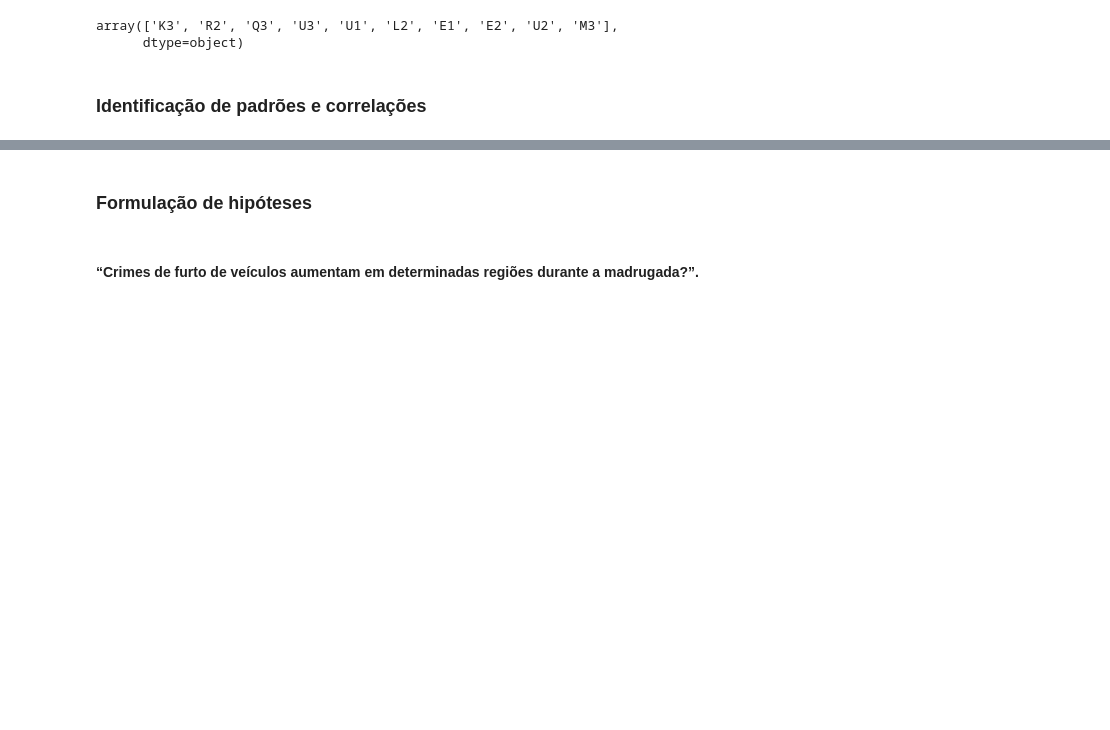
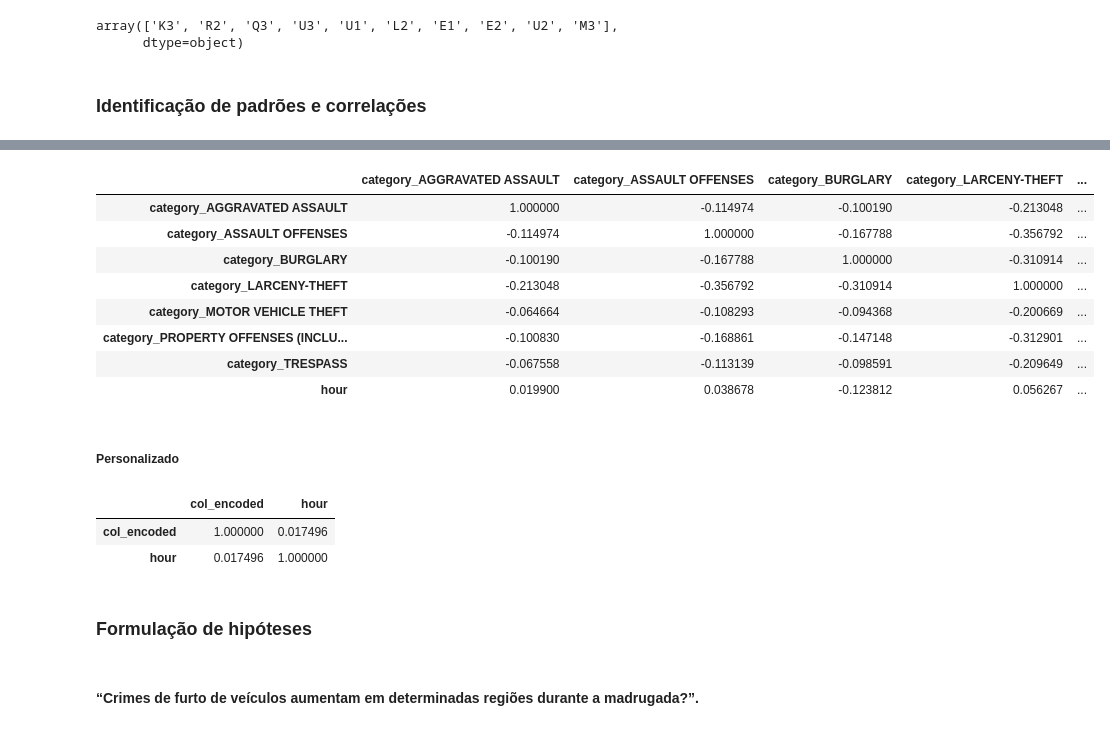
Before and after one commit to talesaraujoc/analise_dados_crimes_seattle, a Jupyter notebook: src/analise_dados.ipynb, the cells around one changed output, grey strips where cells are left out. Saved outputs shown, nothing was run; the diff lists cells and outputs as text; code cells hidden in the pictures; blank space fills up the shorter version.

```diff
--- a/src/analise_dados.ipynb
+++ b/src/analise_dados.ipynb
@@ -295,3 +323,6 @@ np.float64(16599.25)
 # %%
 # gráfico do maior quartil da amostra (75%) | tipos de crimes
 px.bar(df_tipos_de_crimes_count[df_tipos_de_crimes_count['count']>=flag], x='offense sub category', y='count')
+# %%
+lista_principais_tipos_crimes = df_tipos_de_crimes_count[df_tipos_de_crimes_count['count']>=flag]['offense sub category'].to_list()
+lista_principais_tipos_crimes
@@ -382,4 +421,8 @@ array(['K3', 'R2', 'Q3', 'U3', 'U1', 'L2', 'E1', 'E2', 'U2', 'M3'],
 # beat mais perigoso = K3
 # %% [markdown]
 ### Identificação de padrões e correlações
+# %%
+dff_principais_crimes = dff_eda[dff_eda['offense sub category'].isin(lista_principais_tipos_crimes)]
+dff_crime_mais_frequente = dff_eda[dff_eda['offense sub category']=='LARCENY-THEFT']
+dff_beat_mais_perigoso = dff_eda[dff_eda['beat']=='K3']
 # %% [markdown]
@@ -388,0 +484,20 @@ array(['K3', 'R2', 'Q3', 'U3', 'U1', 'L2', 'E1', 'E2', 'U2', 'M3'],
+# %%
+df_dummies = pd.get_dummies(dff_principais_crimes['offense sub category'], prefix='category')
+
+# Concatenando as colunas de dummies com a coluna 'hour'
+df_concat = pd.concat([df_dummies, dff_eda['hour']], axis=1)
+
+# Calculando a correlação
+df_concat.corr()
+# %% [output]
+|  | category_AGGRAVATED ASSAULT | category_ASSAULT OFFENSES | category_BURGLARY | category_LARCENY-THEFT | ... |
+| category_AGGRAVATED ASSAULT | 1.000000 | -0.114974 | -0.100190 | -0.213048 | ... |
+| category_ASSAULT OFFENSES | -0.114974 | 1.000000 | -0.167788 | -0.356792 | ... |
+| category_BURGLARY | -0.100190 | -0.167788 | 1.000000 | -0.310914 | ... |
+| category_LARCENY-THEFT | -0.213048 | -0.356792 | -0.310914 | 1.000000 | ... |
+| category_MOTOR VEHICLE THEFT | -0.064664 | -0.108293 | -0.094368 | -0.200669 | ... |
+| category_PROPERTY OFFENSES (INCLU... | -0.100830 | -0.168861 | -0.147148 | -0.312901 | ... |
+| category_TRESPASS | -0.067558 | -0.113139 | -0.098591 | -0.209649 | ... |
+| hour | 0.019900 | 0.038678 | -0.123812 | 0.056267 | ... |
+# %% [markdown]
+##### Personalizado
@@ -389,3 +510,9 @@ array(['K3', 'R2', 'Q3', 'U3', 'U1', 'L2', 'E1', 'E2', 'U2', 'M3'],
+# %%
+correlacao_simples(dff_eda, 'beat', 'hour')
+# %% [output]
+|  | col_encoded | hour |
+| col_encoded | 1.000000 | 0.017496 |
+| hour | 0.017496 | 1.000000 |
 # %% [markdown]
 ### Formulação de hipóteses
 # %% [markdown]
```
Also changed, not shown: parts of 24 cells of this notebook, 1 other file.
